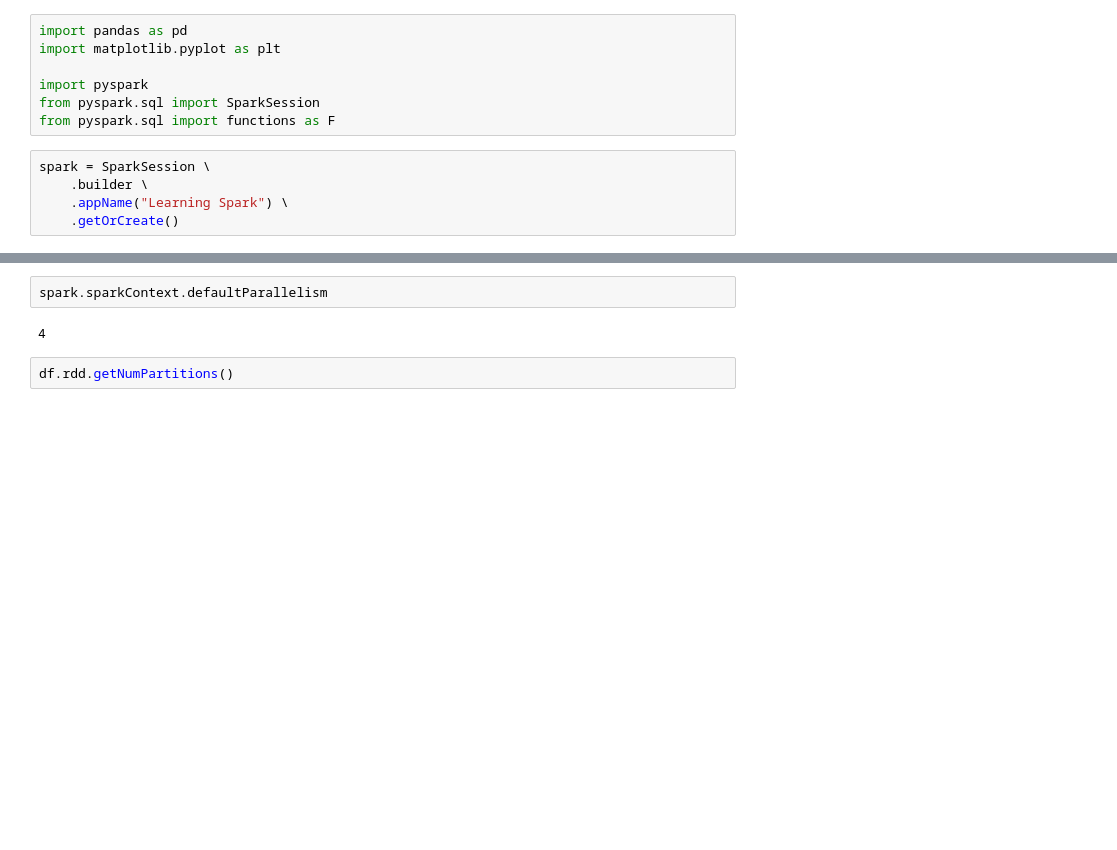
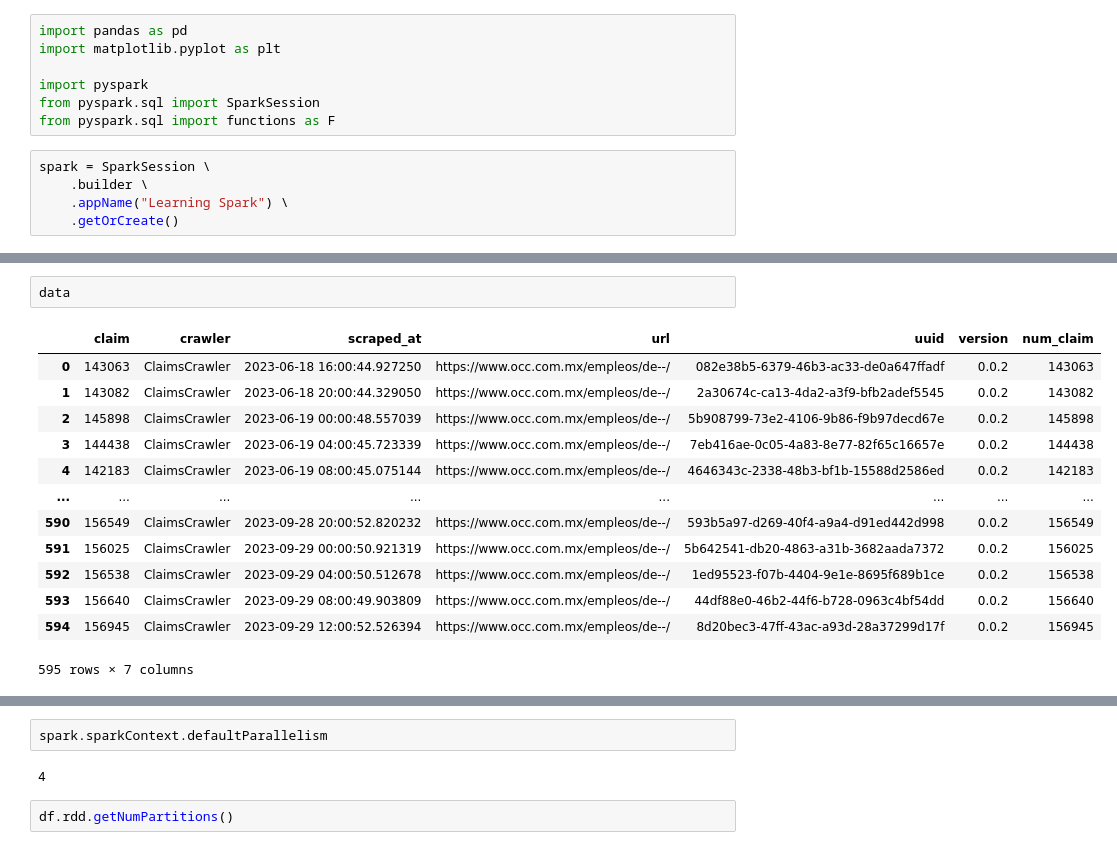
Before and after one commit to eduardofv/learn_spark, a Jupyter notebook: work-dir/claims.ipynb, the cells around one changed output, grey strips where cells are left out. Cells and saved outputs as stored; diff of their text form; blank space fills up the shorter version.

```diff
--- a/work-dir/claims.ipynb
+++ b/work-dir/claims.ipynb
@@ -47,3 +53,19 @@ _ = plt.xticks(rotation=45)
+# %%
+data
+# %% [output]
+|  | claim | crawler | scraped_at | url | uuid | version | num_claim |
+| 0 | 143063 | ClaimsCrawler | 2023-06-18 16:00:44.927250 | https://www.occ.com.mx/empleos/de--/ | 082e38b5-6379-46b3-ac33-de0a647ffadf | 0.0.2 | 143063 |
+| 1 | 143082 | ClaimsCrawler | 2023-06-18 20:00:44.329050 | https://www.occ.com.mx/empleos/de--/ | 2a30674c-ca13-4da2-a3f9-bfb2adef5545 | 0.0.2 | 143082 |
+| 2 | 145898 | ClaimsCrawler | 2023-06-19 00:00:48.557039 | https://www.occ.com.mx/empleos/de--/ | 5b908799-73e2-4106-9b86-f9b97decd67e | 0.0.2 | 145898 |
+| 3 | 144438 | ClaimsCrawler | 2023-06-19 04:00:45.723339 | https://www.occ.com.mx/empleos/de--/ | 7eb416ae-0c05-4a83-8e77-82f65c16657e | 0.0.2 | 144438 |
+| 4 | 142183 | ClaimsCrawler | 2023-06-19 08:00:45.075144 | https://www.occ.com.mx/empleos/de--/ | 4646343c-2338-48b3-bf1b-15588d2586ed | 0.0.2 | 142183 |
+| ... | ... | ... | ... | ... | ... | ... | ... |
+| 590 | 156549 | ClaimsCrawler | 2023-09-28 20:00:52.820232 | https://www.occ.com.mx/empleos/de--/ | 593b5a97-d269-40f4-a9a4-d91ed442d998 | 0.0.2 | 156549 |
+| 591 | 156025 | ClaimsCrawler | 2023-09-29 00:00:50.921319 | https://www.occ.com.mx/empleos/de--/ | 5b642541-db20-4863-a31b-3682aada7372 | 0.0.2 | 156025 |
+| 592 | 156538 | ClaimsCrawler | 2023-09-29 04:00:50.512678 | https://www.occ.com.mx/empleos/de--/ | 1ed95523-f07b-4404-9e1e-8695f689b1ce | 0.0.2 | 156538 |
+| 593 | 156640 | ClaimsCrawler | 2023-09-29 08:00:49.903809 | https://www.occ.com.mx/empleos/de--/ | 44df88e0-46b2-44f6-b728-0963c4bf54dd | 0.0.2 | 156640 |
+| 594 | 156945 | ClaimsCrawler | 2023-09-29 12:00:52.526394 | https://www.occ.com.mx/empleos/de--/ | 8d20bec3-47ff-43ac-a93d-28a37299d17f | 0.0.2 | 156945 |
+595 rows × 7 columns
 # %%
 data = df.where(df.url.startswith("https://mx.computrabajo")).sort("scraped_at").withColumn("num_claim", df["claim"].cast("int")).toPandas()
 data.plot("scraped_at", "num_claim")
```
Also changed, not shown: parts of 11 cells of this notebook, 4 other files.
